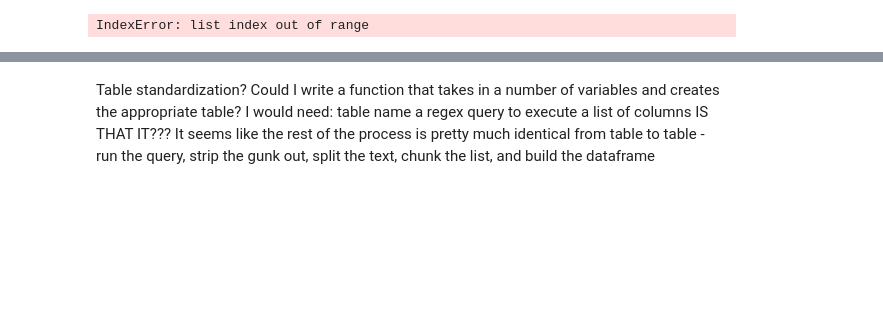
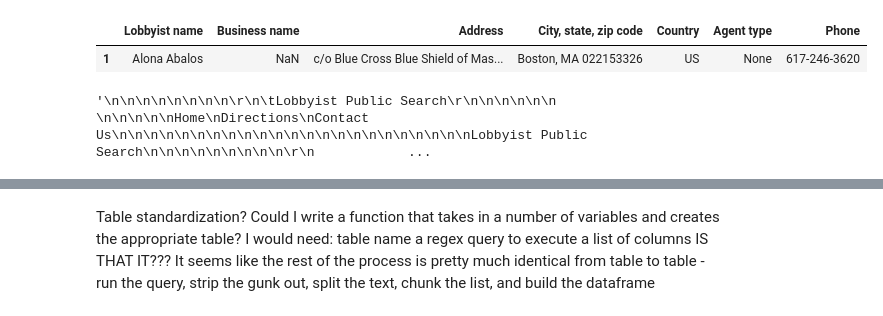
Before and after one commit to ren0nie0/advocacy-maps, a Jupyter notebook: lobbying/lobbydoodles.ipynb, the cells around one changed output, grey strips where cells are left out. Drawn from its saved outputs; the diff is of its cells as text; code cells hidden in the pictures; blank space fills up the shorter version.

```diff
--- a/lobbying/lobbydoodles.ipynb
+++ b/lobbying/lobbydoodles.ipynb
@@ -1,42 +0,0 @@
-# %%
-from src.lobbyingDataPage import *
-from src.lobbyingScraper import *
-
-def convert_html_list(html_list):
-    page_list = []
-    for i, html in enumerate(html_list):
-        print(f'converting html index {i} into data page')
-        if 'Lobbyist Entity' in str(html):
-            page_list.append(EntityDataPage(html))
-        else:
-            page_list.append(LobbyistDataPage(html))
-    return page_list
-
-def extract_and_save(html_list):
-    page_list = convert_html_list(html_list)
-    for page in page_list:
-        page.save()
-
-def pull_data(url):
-    headers={"User-Agent": "Mozilla/5.0 (iPad; CPU OS 12_2 like Mac OS X) AppleWebKit/605.1.15 (KHTML, like Gecko) Mobile/15E148"}
-    result = requests.get(url, headers=headers)
-    result.raise_for_status()
-    return result.content
-
-def download_html_list(url_list):
-    html_list = []
-    for url in url_list:
-        print("Pulling data from " + url)
-        html_list.append(pull_data(url))
-    return html_list
-
-def save_data_from_url_list(url_list):
-    disclosure_links = extract_and_save(download_html_list(url_list))
-    html_list = download_html_list(disclosure_links)
-
-import pickle
-with open("tests/testfiles/2005html.pkl", "rb") as f:
-    html05 = pickle.load(f)
-with open("tests/testfiles/2020html.pkl", "rb") as f:
-    html20 = pickle.load(f)
-test_htmls = html05.__add__(html20)
@@ -84,4 +14,5 @@ dict_keys(['Headers', 'Activities'])
-# %%
-comp = [page for page in pages if 'Client Compensation' in page.soup.text]
-# %% [output]
-IndexError: list index out of range
+# %%
+pages[0].tables['Headers']
+# %% [output]
+|  | Lobbyist name | Business name | Address | City, state, zip code | Country | Agent type | Phone |
+| 1 | Alona Abalos | NaN | c/o Blue Cross Blue Shield of Mas... | Boston, MA 022153326 | US | None | 617-246-3620 |
@@ -88,3 +26,7 @@ IndexError: list index out of range
+# %%
+page.soup.text
+# %% [output]
+'\n\n\n\n\n\n\n\n\r\n\tLobbyist Public Search\r\n\n\n\n\n\n  \n\n\n\n\nHome\nDirections\nContact Us\n\n\n\n\n\n\n\n\n\n\n\n\n\n\n\n\n\n\n\n\n\n\nLobbyist Public Search\n\n\n\n\n\n\n\n\n\r\n            ...
 # %%
 from IPython.display import HTML
 
```
Also changed, not shown: parts of 4 cells of this notebook, 1 other file.
